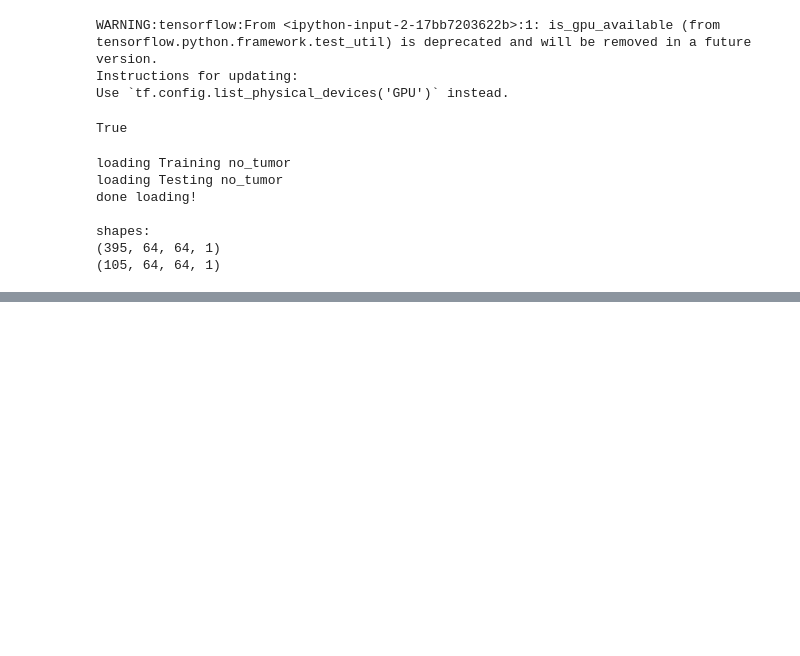
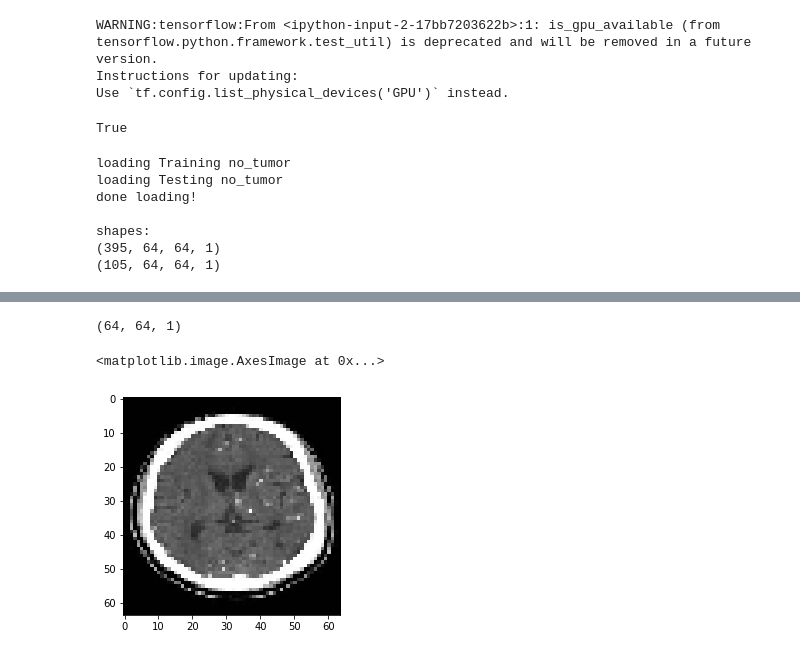
Before and after one commit to HeungSukLee/brain-tumor-detector, a Jupyter notebook: AutoEncoder.ipynb, the cells around one changed output, grey strips where cells are left out. Cells and saved outputs as stored; diff of their text form; code cells hidden in the pictures; blank space fills up the shorter version.

```diff
--- a/AutoEncoder.ipynb
+++ b/AutoEncoder.ipynb
@@ -99,0 +150,4 @@ history = model.fit(x_train, x_train, batch_size=4, shuffle=True, epochs=50
+# %%
+x_pred[0].shape
+# %% [output]
+(64, 64, 1)
@@ -99,0 +156,5 @@ history = model.fit(x_train, x_train, batch_size=4, shuffle=True, epochs=50
+# %%
+plt.imshow(x_test[1], cmap="gray")
+# %% [output]
+<matplotlib.image.AxesImage at 0x...>
+[figure, added]
```
Also changed, not shown: parts of 7 cells of this notebook, 2 other files.
